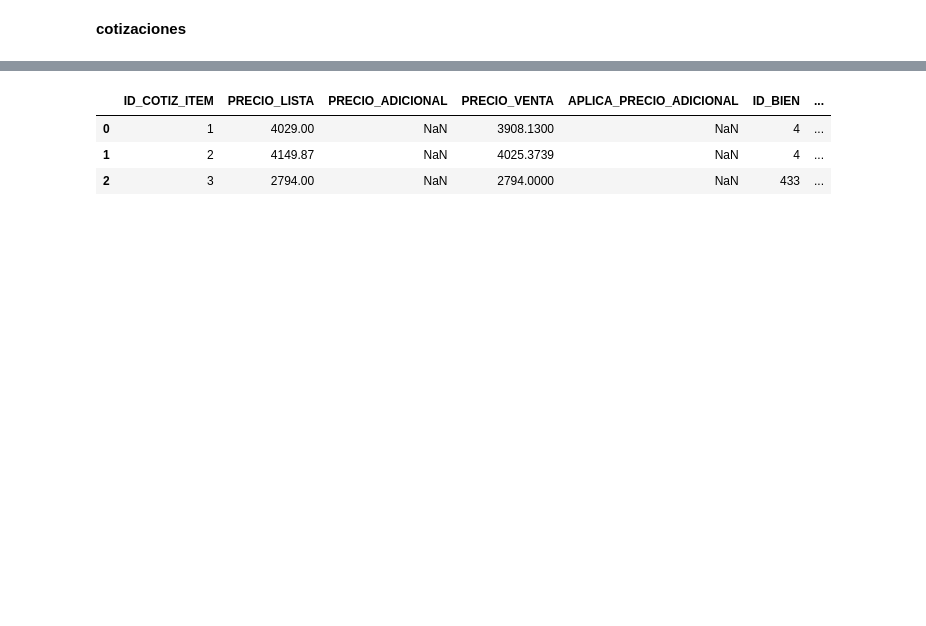
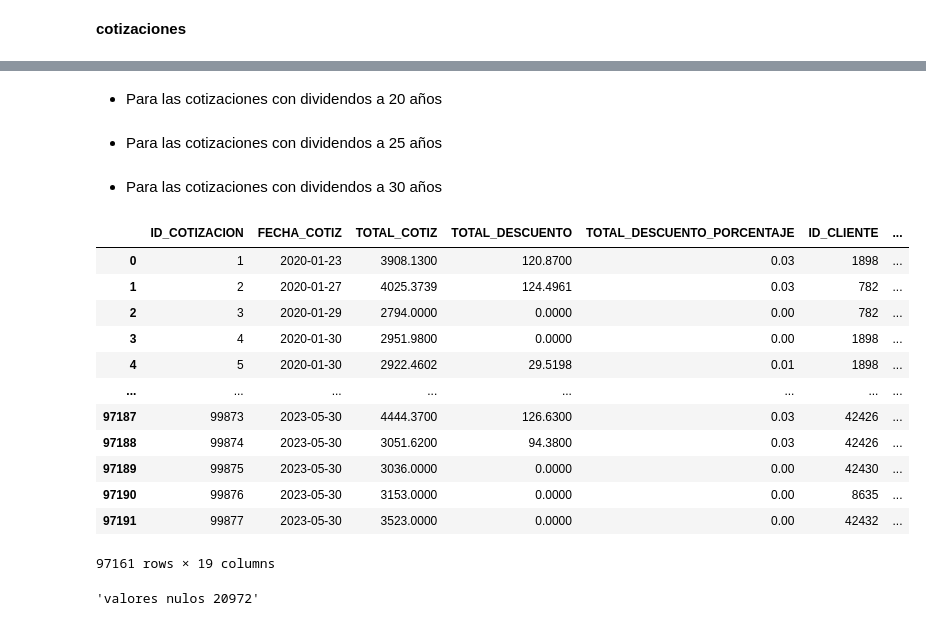
Before and after one commit to jospinoponce/JaimeOpsino_Form_Test, a Jupyter notebook: EDA.ipynb, the cells around one changed output, grey strips where cells are left out. Drawn from its saved outputs; the diff is of its cells as text; code cells hidden in the pictures; blank space fills up the shorter version.

```diff
--- a/EDA.ipynb
+++ b/EDA.ipynb
@@ -148,3 +132,5 @@ El Dataframe presenta inconsistencias
+# %%
+cotizacion=pd.read_csv("data/origen/COTIZACION_VIEW.csv")
 # %%
 cotizacion.columns
 # %% [output]
@@ -154,0 +209,18 @@ Index(['PRECIO_LISTA', 'PRECIO_ADICIONAL', 'PRECIO_VENTA',
+# %%
+# Se crea la columna 'CUOTAS' y se extraen el numero de cuotas
+
+cotizacion['CUOTAS'] = cotizacion['G_GLS_HIP2_CUOT'].str.extract(r'(\d+) cuotas')
+
+# Se borran las columnas ['G_GLS_HIP2_CUOT', 'G_GLS_HIP1_CUOT', 'G_GLS_HIP3_CUOT']
+
+# Se crea la columna 'VALOR_CUOTA' y se reemplaza ',' por '.'
+
+cotizacion['VALOR_CUOTA'] = cotizacion['G_GLS_HIP2_CUOT'].str.replace(',', '.')
+
+# Se extrae el valor de la cuota
+
+cotizacion['VALOR_CUOTA'] = cotizacion['VALOR_CUOTA'].str.extract(r'(\d+\.\d+|\d+) UF')
+
+
+
+cotizacion = cotizacion.drop(['G_GLS_HIP2_CUOT', 'G_GLS_HIP1_CUOT', 'G_GLS_HIP3_CUOT'], axis=1)
@@ -154,0 +240,2 @@ Index(['PRECIO_LISTA', 'PRECIO_ADICIONAL', 'PRECIO_VENTA',
+# %% [markdown]
+- Para las cotizaciones con dividendos a 20 años
@@ -154,0 +270,2 @@ Index(['PRECIO_LISTA', 'PRECIO_ADICIONAL', 'PRECIO_VENTA',
+# %% [markdown]
+- Para las cotizaciones con dividendos a 25 años
@@ -155,7 +297,41 @@ Index(['PRECIO_LISTA', 'PRECIO_ADICIONAL', 'PRECIO_VENTA',
+# %% [markdown]
+- Para las cotizaciones con dividendos a 30 años
+# %%
+# Se crea la columna 'DIVIDENDO_30Y'
+cotizacion['DIVIDENDO_30Y'] = cotizacion['G_GLS_HIP3'].str.extract(r'a (\d+) años')
+
+
+#se reemplaza en 'G_GLS_HIP1' ',' por '.'
+cotizacion['G_GLS_HIP3'] = cotizacion['G_GLS_HIP3'].str.replace(',', '.')
+
+
+# Se crea la columna 'UF_30Y'
+cotizacion['UF_30Y'] = cotizacion['G_GLS_HIP3'].str.extract(r'UF: ([\d.]+)')
+
+# Se crea la columna 'DIVIDENDO_30Y'
+cotizacion['DIVIDENDO_30Y'] = cotizacion['G_GLS_HIP3'].str.extract(r'Valor Dividendo : \$([\d.]+)')
+cotizacion['DIVIDENDO_30Y'] =cotizacion['DIVIDENDO_30Y'] .str.replace('.', '')
+
+# Se crea la columna 'RENTA_MIN_30Y'
+cotizacion['RENTA_MIN_30Y'] = cotizacion['G_GLS_HIP3'].str.extract(r'Renta mínima : \$([\d.]+)')
+cotizacion['RENTA_MIN_30Y'] =cotizacion['RENTA_MIN_30Y'] .str.replace('.', '')
+
+# Se eliminan columnas
+
+cotizacion = cotizacion.drop('G_GLS_HIP3', axis=1)
 # %%
-cotizacion.head(3)
+cotizacion
 # %% [output]
-|  | ID_COTIZ_ITEM | PRECIO_LISTA | PRECIO_ADICIONAL | PRECIO_VENTA | APLICA_PRECIO_ADICIONAL | ID_BIEN | ... |
-| 0 | 1 | 4029.00 | NaN | 3908.1300 | NaN | 4 | ... |
-| 1 | 2 | 4149.87 | NaN | 4025.3739 | NaN | 4 | ... |
-| 2 | 3 | 2794.00 | NaN | 2794.0000 | NaN | 433 | ... |
+|  | ID_COTIZACION | FECHA_COTIZ | TOTAL_COTIZ | TOTAL_DESCUENTO | TOTAL_DESCUENTO_PORCENTAJE | ID_CLIENTE | ... |
+| 0 | 1 | 2020-01-23 | 3908.1300 | 120.8700 | 0.03 | 1898 | ... |
+| 1 | 2 | 2020-01-27 | 4025.3739 | 124.4961 | 0.03 | 782 | ... |
+| 2 | 3 | 2020-01-29 | 2794.0000 | 0.0000 | 0.00 | 782 | ... |
+| 3 | 4 | 2020-01-30 | 2951.9800 | 0.0000 | 0.00 | 1898 | ... |
+| 4 | 5 | 2020-01-30 | 2922.4602 | 29.5198 | 0.01 | 1898 | ... |
+| ... | ... | ... | ... | ... | ... | ... | ... |
+| 97187 | 99873 | 2023-05-30 | 4444.3700 | 126.6300 | 0.03 | 42426 | ... |
+| 97188 | 99874 | 2023-05-30 | 3051.6200 | 94.3800 | 0.03 | 42426 | ... |
+| 97189 | 99875 | 2023-05-30 | 3036.0000 | 0.0000 | 0.00 | 42430 | ... |
+| 97190 | 99876 | 2023-05-30 | 3153.0000 | 0.0000 | 0.00 | 8635 | ... |
+| 97191 | 99877 | 2023-05-30 | 3523.0000 | 0.0000 | 0.00 | 42432 | ... |
+97161 rows × 19 columns
@@ -165,0 +338,5 @@ cotizacion=cotizacion.drop('ID_COTIZ_ITEM', axis=1)
+# %%
+# Gestión de nulos
+f'valores nulos {cotizacion.isnull().sum().sum()}'
+# %% [output]
+'valores nulos 20972'
```
Also changed, not shown: parts of 34 cells of this notebook, 2 other files.
